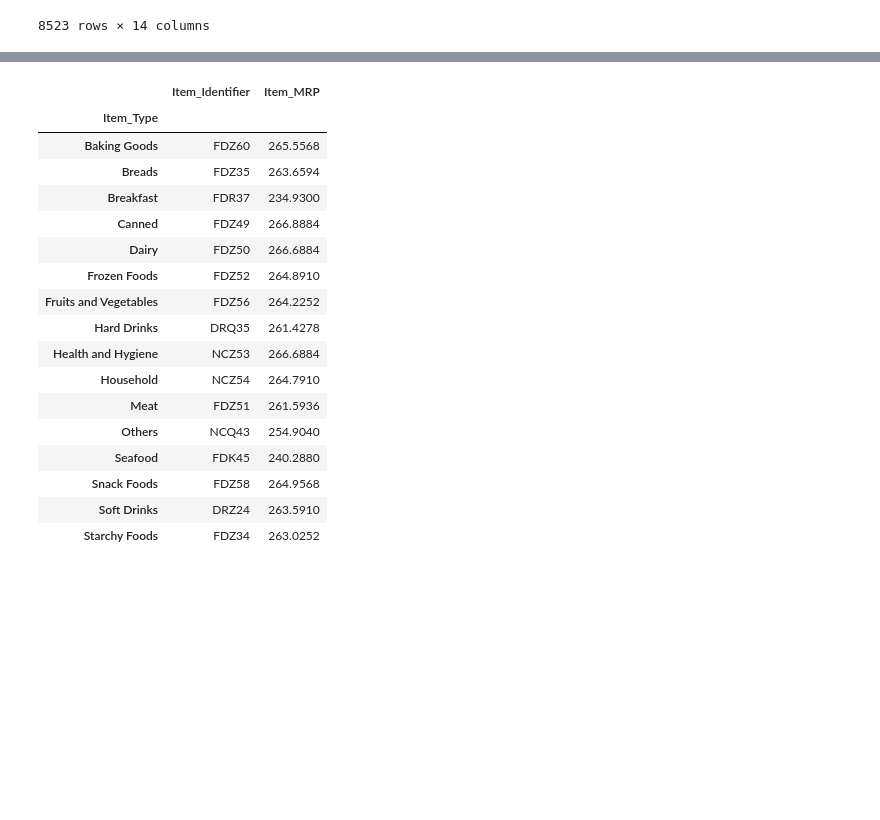
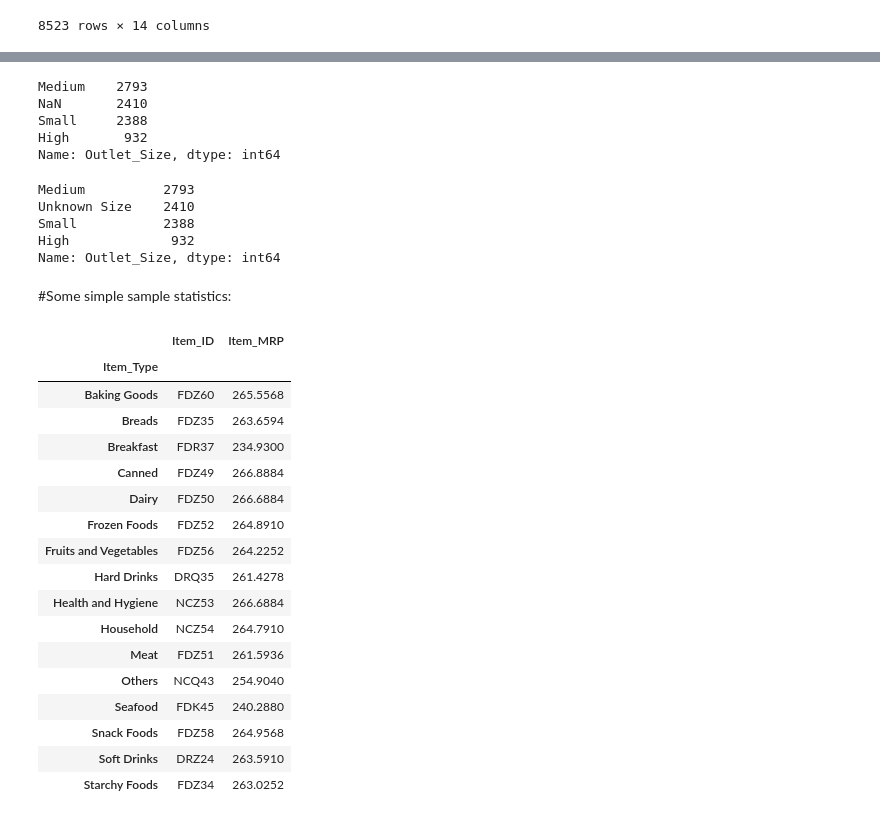
Before and after one commit to Cassandra-Simmons/Food-Sales_Predictions, a Jupyter notebook: Sales_Predict.ipynb, the cells around one changed output, grey strips where cells are left out. Cells and saved outputs as stored; diff of their text form; code cells hidden in the pictures; blank space fills up the shorter version.

```diff
--- a/Sales_Predict.ipynb
+++ b/Sales_Predict.ipynb
@@ -112,0 +149,3 @@ Name: Outlet_Size, dtype: int64
+# %%
+dfsalesf.rename(columns = {'Item_Identifier':'Item_ID', 'Outlet_Identifier':'Outlet_ID', 'Item_Outlet_Sales':'Sales'}, inplace= True)
+dfsalesf
@@ -112,0 +203,18 @@ Name: Outlet_Size, dtype: int64
+# %%
+# check to see if records were replaced correctly:
+dfsales['Outlet_Size'].value_counts(dropna = False)
+# %% [output]
+Medium    2793
+NaN       2410
+Small     2388
+High       932
+Name: Outlet_Size, dtype: int64
+# %%
+dfSalesFinal['Outlet_Size'].value_counts(dropna = False)
+# 2410 NaNs = 2410 Unknown Size. therefore replacement worked
+# %% [output]
+Medium          2793
+Unknown Size    2410
+Small           2388
+High             932
+Name: Outlet_Size, dtype: int64
@@ -113,9 +227,11 @@ Name: Outlet_Size, dtype: int64
+# %% [markdown]
+#Some simple sample statistics:
 # %%
-#Some simple sample statistics:
+
 #Items with the highest MRP in each type category:
-dfsalesf.groupby(['Item_Type'])['Item_Identifier','Item_MRP'].max()
+dfsalesf.groupby(['Item_Type'])['Item_ID','Item_MRP'].max()
 # %% [output]
-|  | Item_Identifier | Item_MRP |
+|  | Item_ID | Item_MRP |
 | Item_Type |  |  |
 | Baking Goods | FDZ60 | 265.5568 |
 | Breads | FDZ35 | 263.6594 |
```
Also changed, not shown: parts of 30 cells of this notebook.
